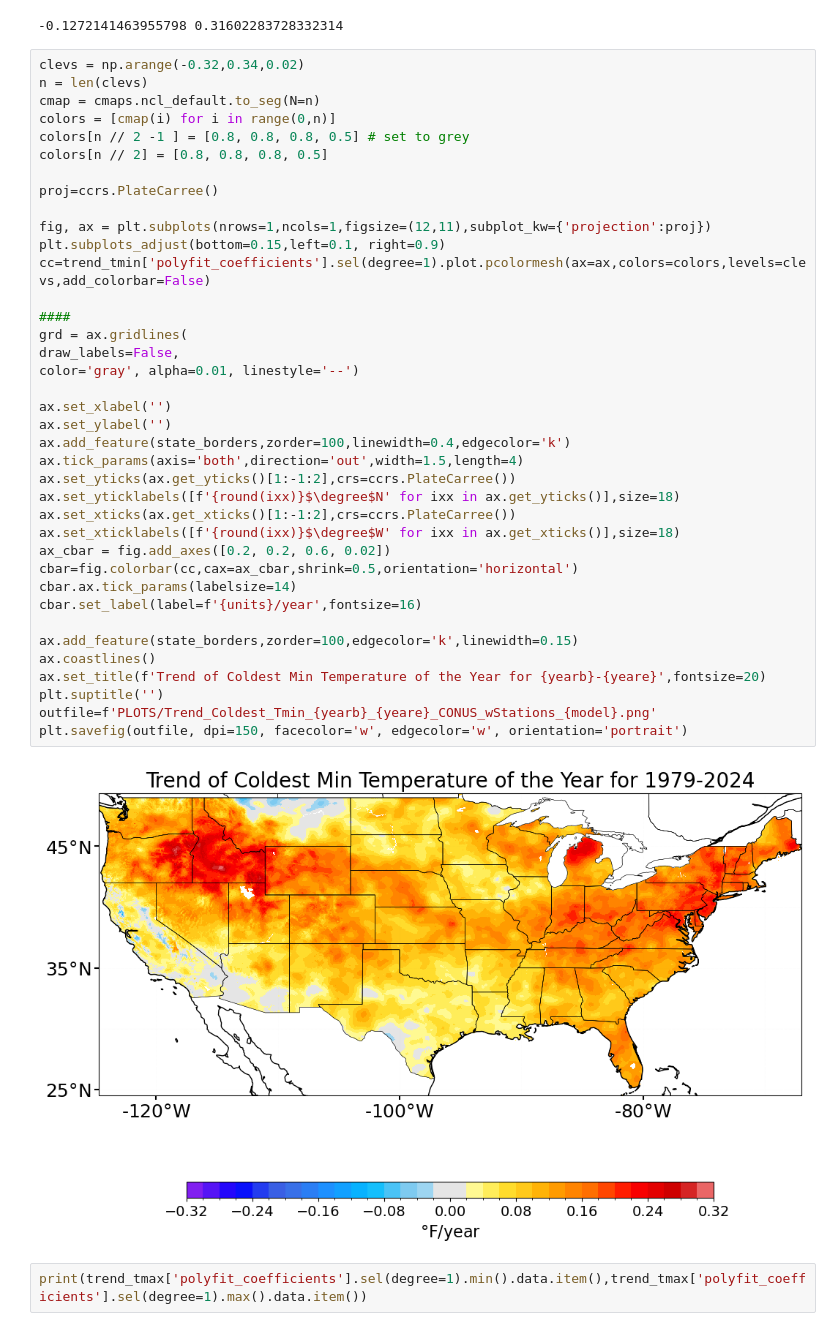
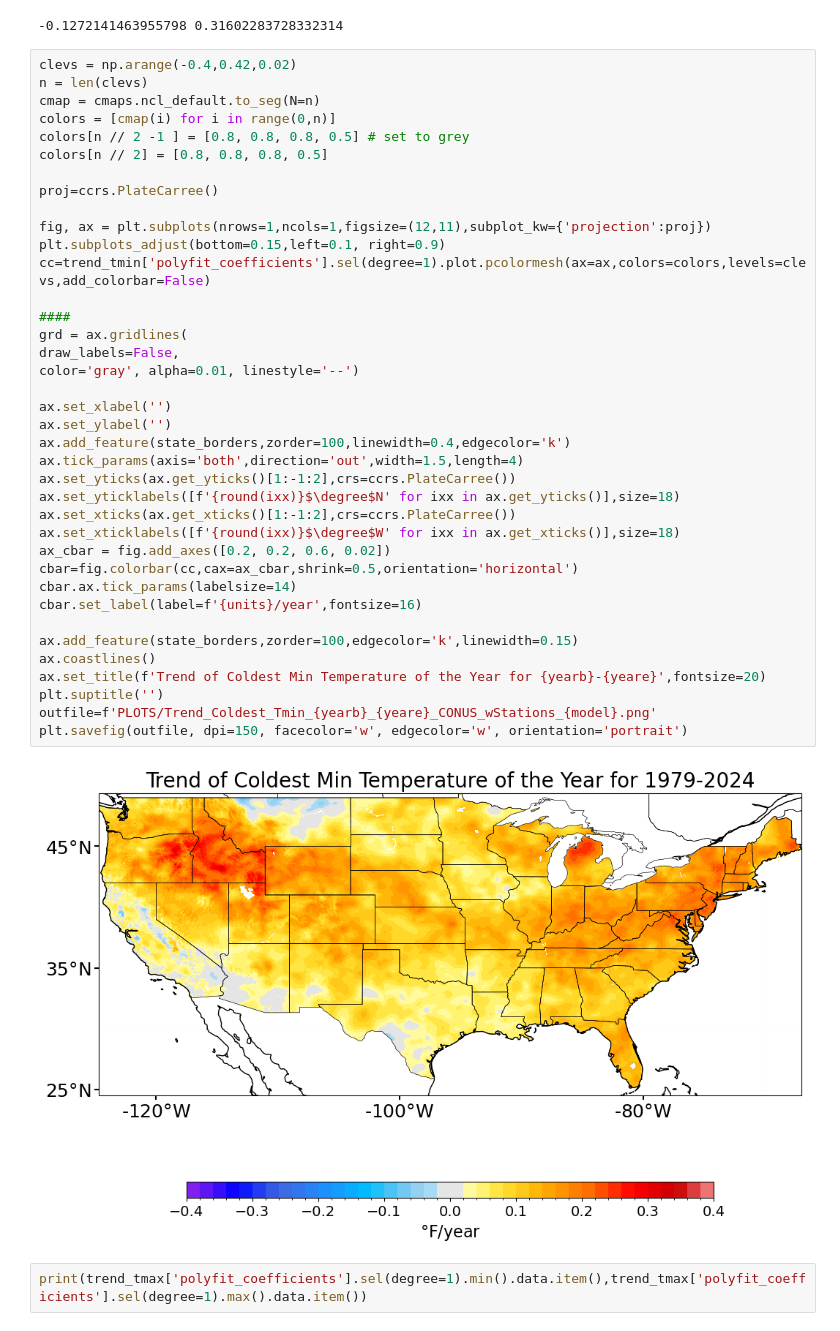
Before and after one commit to GaelleHervieux/ERA5_Tair_Tmin_Tmax, a Jupyter notebook: plot_tmin_tmax_trends_NClimGridDaily_CONUS_1979_2024_5droll.ipynb, the cells around one changed output. Cells and saved outputs as stored; diff of their text form.

```diff
--- a/plot_tmin_tmax_trends_NClimGridDaily_CONUS_1979_2024_5droll.ipynb
+++ b/plot_tmin_tmax_trends_NClimGridDaily_CONUS_1979_2024_5droll.ipynb
@@ -74,7 +77,7 @@ print(trend_tmin['polyfit_coefficients'].sel(degree=1).min().data.item(),trend_t
 # %% [output]
 -0.1272141463955798 0.31602283728332314
 # %%
-clevs = np.arange(-0.32,0.34,0.02)
+clevs = np.arange(-0.4,0.42,0.02)
 n = len(clevs)
 cmap = cmaps.ncl_default.to_seg(N=n)
 colors = [cmap(i) for i in range(0,n)]
@@ -85,34 +88,34 @@ proj=ccrs.PlateCarree()
 
 fig, ax = plt.subplots(nrows=1,ncols=1,figsize=(12,11),subplot_kw={'projection':proj})
 plt.subplots_adjust(bottom=0.15,left=0.1, right=0.9)
 cc=trend_tmin['polyfit_coefficients'].sel(degree=1).plot.pcolormesh(ax=ax,colors=colors,levels=clevs,add_colorbar=False)
 
 ####
 grd = ax.gridlines(
 draw_labels=False,
 color='gray', alpha=0.01, linestyle='--')
 
 ax.set_xlabel('')
 ax.set_ylabel('')
 ax.add_feature(state_borders,zorder=100,linewidth=0.4,edgecolor='k')
 ax.tick_params(axis='both',direction='out',width=1.5,length=4)
 ax.set_yticks(ax.get_yticks()[1:-1:2],crs=ccrs.PlateCarree())
 ax.set_yticklabels([f'{round(ixx)}$\degree$N' for ixx in ax.get_yticks()],size=18)
 ax.set_xticks(ax.get_xticks()[1:-1:2],crs=ccrs.PlateCarree())
 ax.set_xticklabels([f'{round(ixx)}$\degree$W' for ixx in ax.get_xticks()],size=18)
 ax_cbar = fig.add_axes([0.2, 0.2, 0.6, 0.02])
 cbar=fig.colorbar(cc,cax=ax_cbar,shrink=0.5,orientation='horizontal')
 cbar.ax.tick_params(labelsize=14)
 cbar.set_label(label=f'{units}/year',fontsize=16)
 
 ax.add_feature(state_borders,zorder=100,edgecolor='k',linewidth=0.15)
 ax.coastlines()
 ax.set_title(f'Trend of Coldest Min Temperature of the Year for {yearb}-{yeare}',fontsize=20)
 plt.suptitle('')
 outfile=f'PLOTS/Trend_Coldest_Tmin_{yearb}_{yeare}_CONUS_wStations_{model}.png'
 plt.savefig(outfile, dpi=150, facecolor='w', edgecolor='w', orientation='portrait')
 # %% [output]
-[figure, old version]
+[figure, new version]
 # %%
 print(trend_tmax['polyfit_coefficients'].sel(degree=1).min().data.item(),trend_tmax['polyfit_coefficients'].sel(degree=1).max().data.item())
 # %% [output]
```
Also changed, not shown: parts of 1 cell of this notebook, 1 other file.
